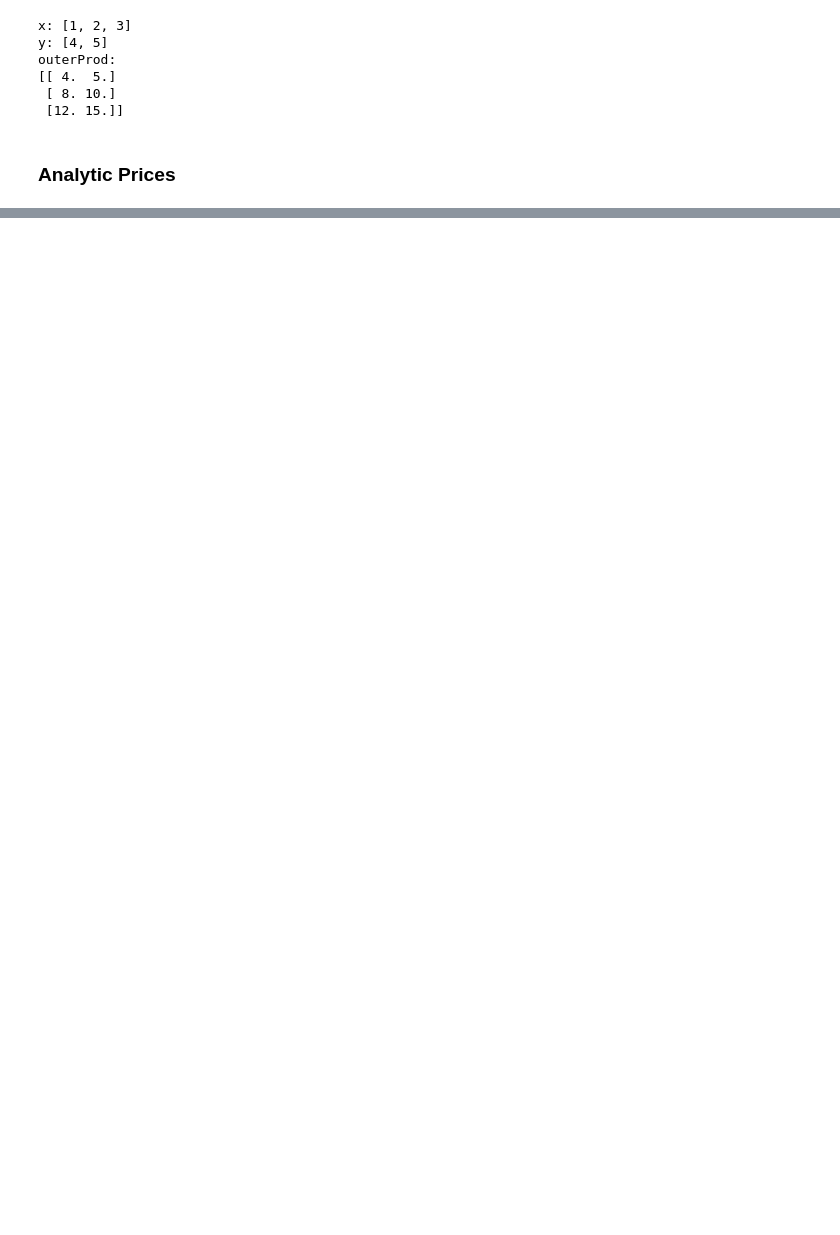
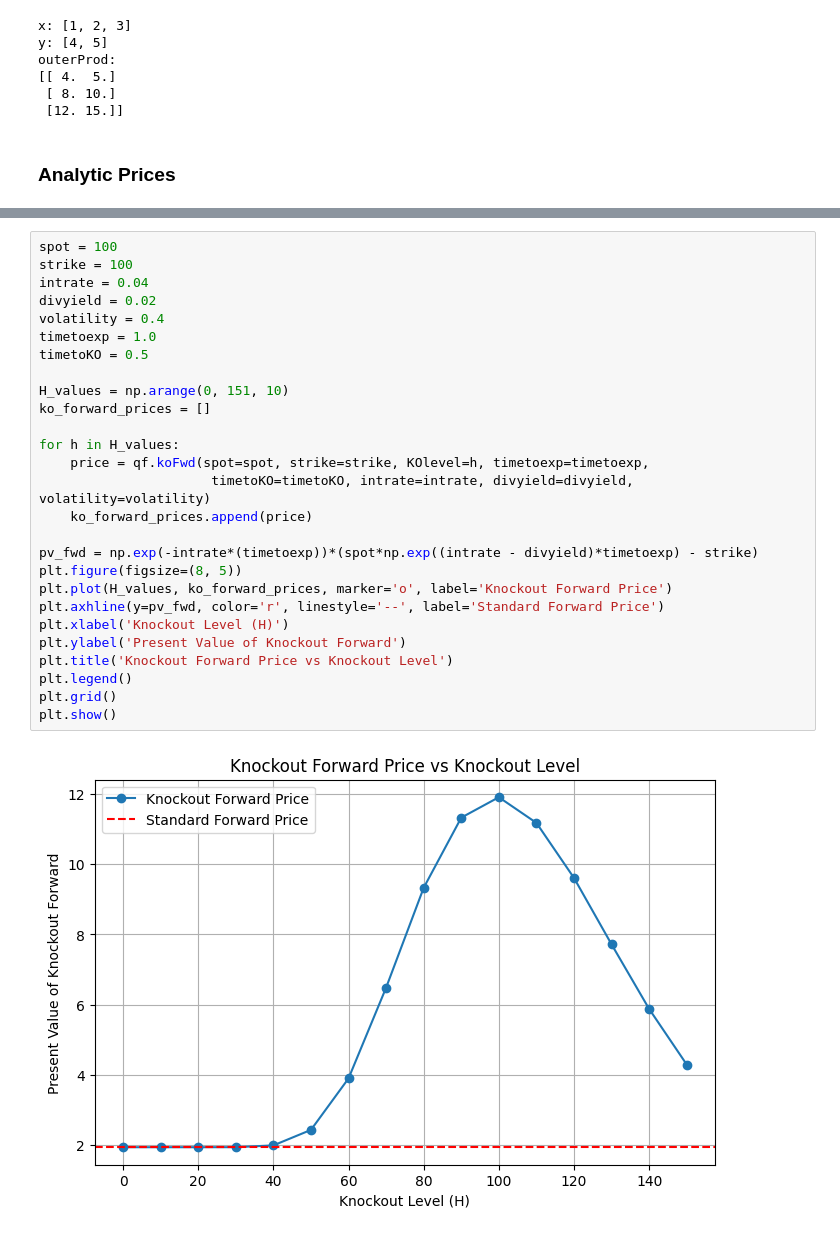
Before and after one commit to mackenziequ/quantitativefinancelib, a Jupyter notebook: examples/Python/qflib-examples.ipynb, the cells around one changed output, grey strips where cells are left out. Drawn from its saved outputs; the diff is of its cells as text; blank space fills up the shorter version.

```diff
--- a/examples/Python/qflib-examples.ipynb
+++ b/examples/Python/qflib-examples.ipynb
@@ -84,0 +111,29 @@ The simulated mean is 102.83911146858053, the mean calculated with numerical met
+# %%
+spot = 100
+strike = 100
+intrate = 0.04
+divyield = 0.02
+volatility = 0.4
+timetoexp = 1.0
+timetoKO = 0.5
+
+H_values = np.arange(0, 151, 10)
+ko_forward_prices = []
+
+for h in H_values:
+    price = qf.koFwd(spot=spot, strike=strike, KOlevel=h, timetoexp=timetoexp,
+                      timetoKO=timetoKO, intrate=intrate, divyield=divyield, volatility=volatility)
+    ko_forward_prices.append(price)
+
+pv_fwd = np.exp(-intrate*(timetoexp))*(spot*np.exp((intrate - divyield)*timetoexp) - strike)
+plt.figure(figsize=(8, 5))
+plt.plot(H_values, ko_forward_prices, marker='o', label='Knockout Forward Price')
+plt.axhline(y=pv_fwd, color='r', linestyle='--', label='Standard Forward Price')
+plt.xlabel('Knockout Level (H)')
+plt.ylabel('Present Value of Knockout Forward')
+plt.title('Knockout Forward Price vs Knockout Level')
+plt.legend()
+plt.grid()
+plt.show()
+# %% [output]
+[figure, added]
```
Also changed, not shown: parts of 18 cells of this notebook, 5 other files.
